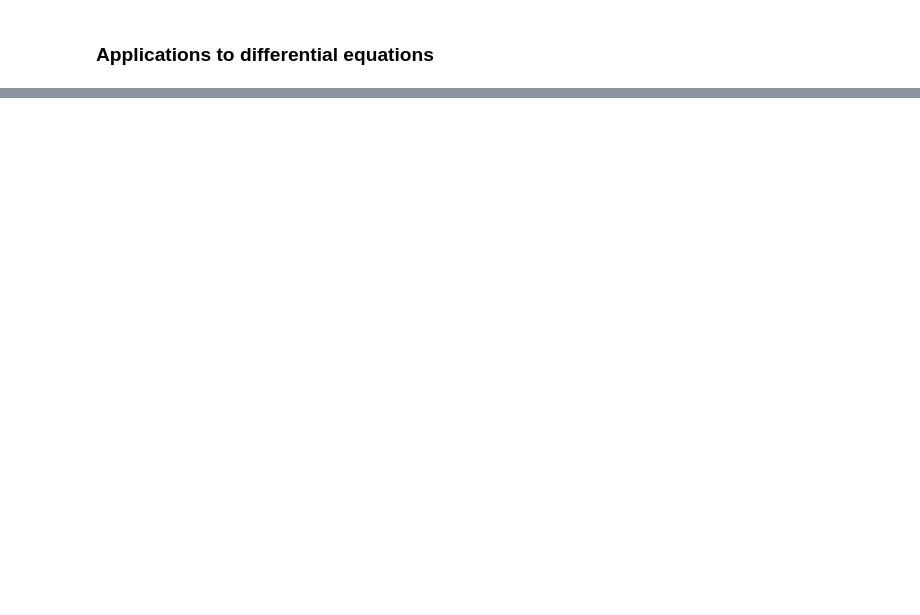
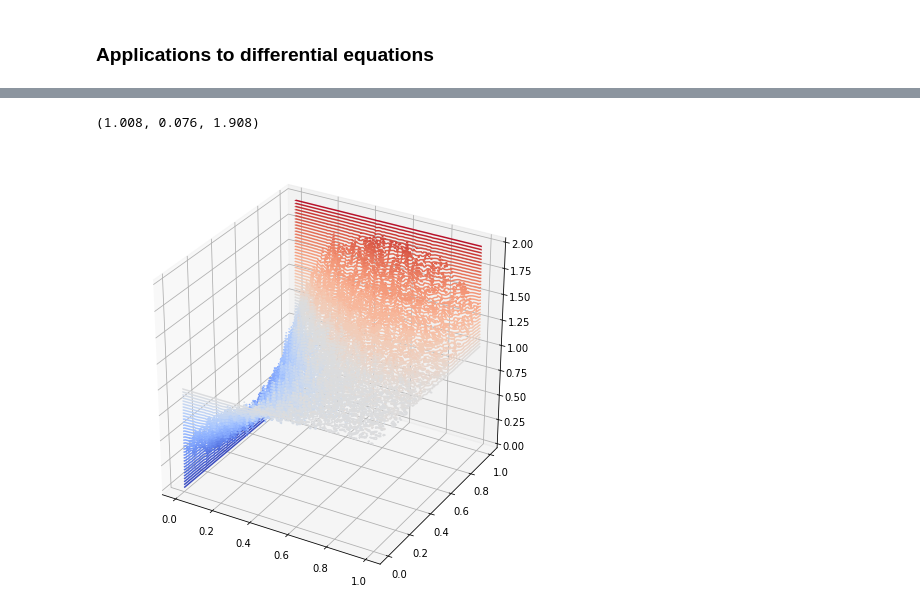
Before and after one commit to kevinrchilders/stochastics, a Jupyter notebook: stochastics.ipynb, the cells around one changed output, grey strips where cells are left out. Cells and saved outputs as stored; diff of their text form; code cells hidden in the pictures; blank space fills up the shorter version.

```diff
--- a/stochastics.ipynb
+++ b/stochastics.ipynb
@@ -564,0 +573,35 @@ Average measure over 10,000 samples:  1.9971969
+# %%
+# Numerically estimates u(x,y) by averaging M samples of Brownian motion.
+
+def u(x,y, M=1000, N=1000):
+  samples = []
+  for i in range(M):
+    Bx = brownian(T=2, N=N)[1] + x  # Generate a x-directional Brownian motion starting at x
+    By = brownian(T=2, N=N)[1] + y  # Generate a y-directional Brownian motion starting at y
+    j = np.min([np.argmax(np.abs(Bx-0.5) >= 0.5), np.argmax(np.abs(By-0.5) >= 0.5)])  # Find the stopping time to hit the boundary
+
+    # Sample the correct boundary condition
+    if Bx[j] <= 0:
+      samples.append(0)
+    elif Bx[j] >= 1 or By[j] <= 0:
+      samples.append(1)
+    else:
+      samples.append(2)
+
+  return np.average(samples)  # Average the samples
+# %%
+u(0.5, 0.5), u(0.01, 0.5), u(0.5, 0.99)
+# %% [output]
+(1.008, 0.076, 1.908)
+# %%
+def plot_heat(M=1000, prec=1000, N=1000):
+  X, Y = np.meshgrid(np.linspace(0, 1, prec+1), np.linspace(0, 1, prec+1))
+  Z = [[u(x, y, M=M, N=N) for x in np.linspace(0, 1, prec+1)] for y in np.linspace(0, 1, prec+1)]
+  fig = plt.figure(figsize=(8,8))
+  ax = plt.axes(projection='3d')
+  ax.contour3D(X, Y, Z, 75, cmap='coolwarm')
+  return fig, ax
+# %%
+fig, ax = plot_heat(M=100, N=100, prec=100)
+# %% [output]
+[figure, added]
```
Also changed, not shown: parts of 9 cells of this notebook.
